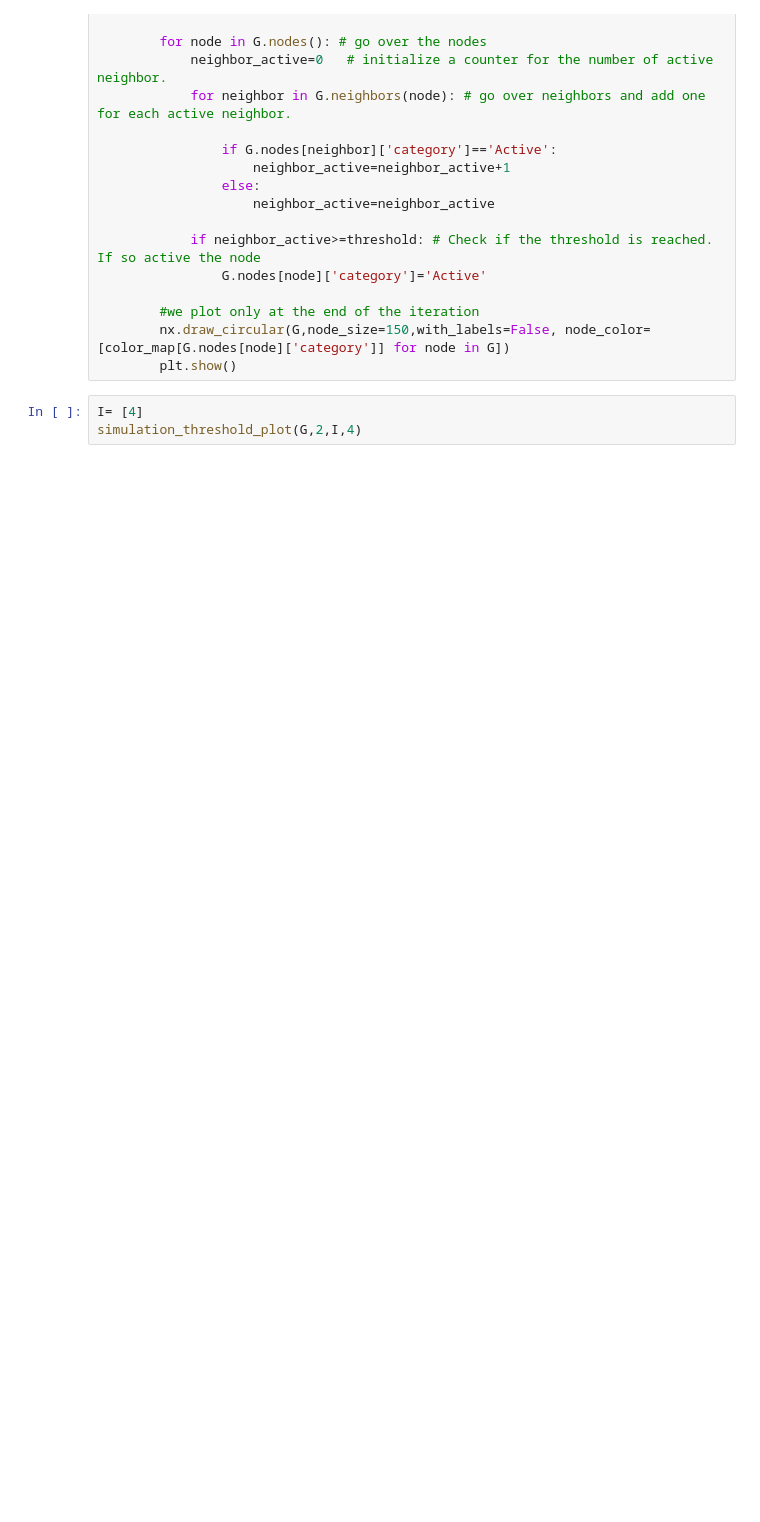
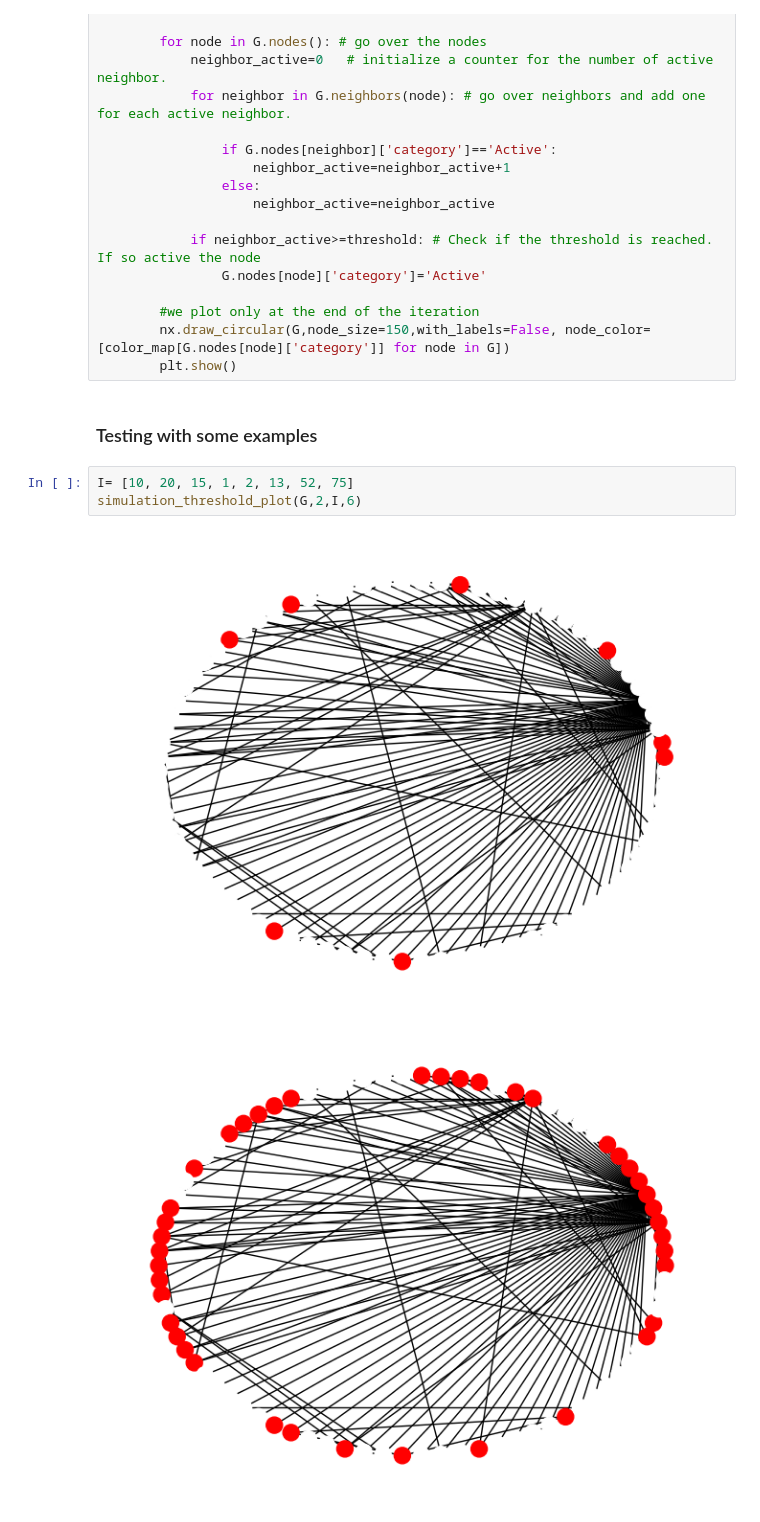
Before and after one commit to acagnucci/Social-Network-Analysis-Project, a Jupyter notebook: 3RD/EXPLANATIONS/EXPLANATION_WEEK_10.ipynb, the cells around one changed output. Cells and saved outputs as stored; diff of their text form; blank space fills up the shorter version.

```diff
--- a/3RD/EXPLANATIONS/EXPLANATION_WEEK_10.ipynb
+++ b/3RD/EXPLANATIONS/EXPLANATION_WEEK_10.ipynb
@@ -61,6 +67,11 @@ def simulation_threshold_plot(G,threshold,I,time_limit): #Parameters: the graph,
         #we plot only at the end of the iteration
         nx.draw_circular(G,node_size=150,with_labels=False, node_color=[color_map[G.nodes[node]['category']] for node in G])
         plt.show()
+# %% [markdown]
+### Testing with some examples
 # %%
-I= [4]
-simulation_threshold_plot(G,2,I,4)
+I= [10, 20, 15, 1, 2, 13, 52, 75]
+simulation_threshold_plot(G,2,I,6)
+# %% [output]
+[figure, added]
+[figure, added]
```
Also changed, not shown: parts of 20 cells of this notebook.
